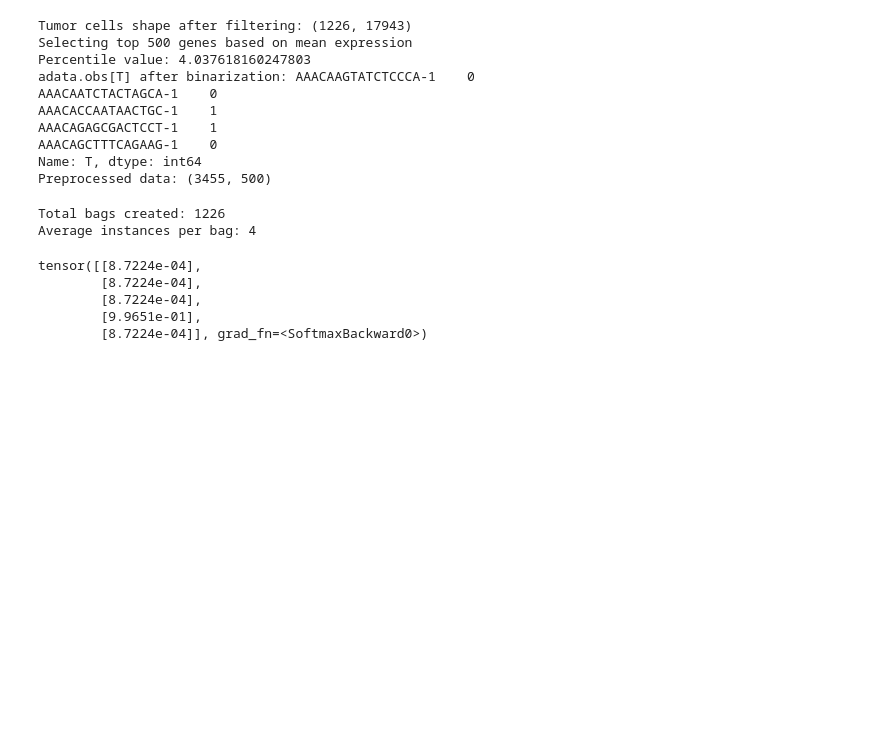
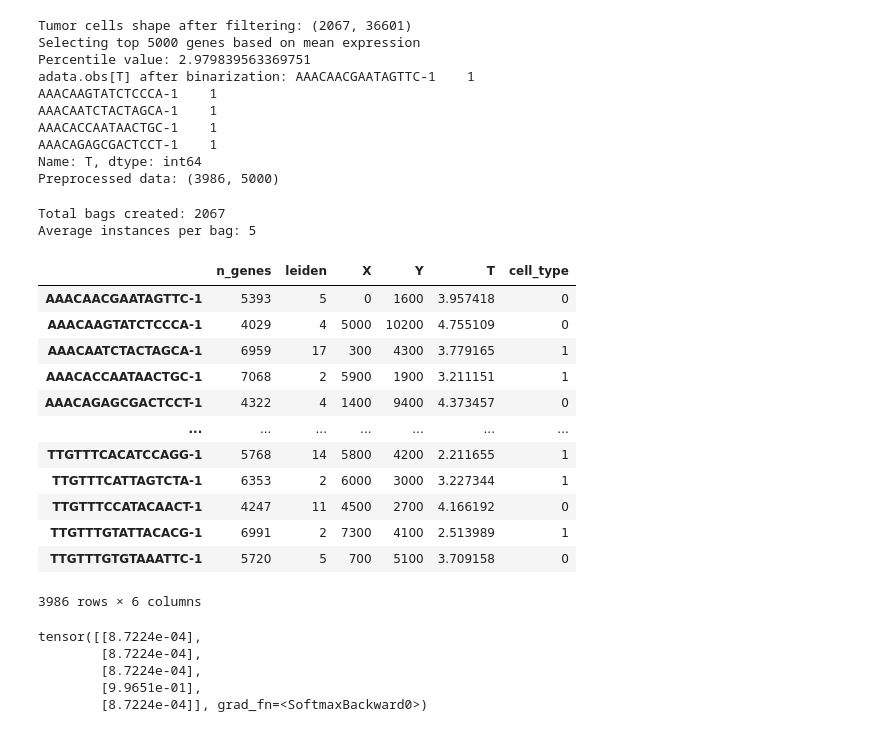
Before and after one commit to yaober/SPACER, a Jupyter notebook: model_hla.ipynb, the cells around one changed output. Drawn from its saved outputs; the diff is of its cells as text; code cells hidden in the pictures; blank space fills up the shorter version.

```diff
--- a/model_hla.ipynb
+++ b/model_hla.ipynb
@@ -19,23 +194,39 @@ from model.dataset import BagsDataset, custom_collate_fn
 # %%
-adata = sc.read_h5ad('/project/DPDS/Wang_lab/shared/spatial_TCR/data/train_validate/Visium/HumanOvarianCancer/T_cell.h5ad')
-dataset = BagsDataset(adata, immune_cell='tcell', radius=150, n_genes=500, resolution='low')
+adata = sc.read_h5ad('/project/DPDS/Wang_lab/shared/spatial_TCR/data/train_validate/Visium/HumanBreastCancerA2/T_cell.h5ad')
+dataset = BagsDataset(adata, immune_cell='tcell', radius=150, n_genes=5000, resolution='low')
 train_size = int(0.7 * len(dataset))
 val_size = len(dataset) - train_size
 train_dataset, val_dataset = random_split(dataset, [train_size, val_size])
 #dataset = load_datasets(data_dir='/project/DPDS/Wang_lab/s439765/spatial_tcr/HumanLungCancerFFPE', immune_cell='tcell',radius=200,)
 # %% [output]
-Tumor cells shape after filtering: (1226, 17943)
-Selecting top 500 genes based on mean expression
-Percentile value: 4.037618160247803
-adata.obs[T] after binarization: AAACAAGTATCTCCCA-1    0
-AAACAATCTACTAGCA-1    0
+Tumor cells shape after filtering: (2067, 36601)
+Selecting top 5000 genes based on mean expression
+Percentile value: 2.979839563369751
+adata.obs[T] after binarization: AAACAACGAATAGTTC-1    1
+AAACAAGTATCTCCCA-1    1
+AAACAATCTACTAGCA-1    1
 AAACACCAATAACTGC-1    1
 AAACAGAGCGACTCCT-1    1
-AAACAGCTTTCAGAAG-1    0
 Name: T, dtype: int64
-Preprocessed data: (3455, 500)
+Preprocessed data: (3986, 5000)
-Total bags created: 1226
-Average instances per bag: 4
+Total bags created: 2067
+Average instances per bag: 5
+# %%
+adata.obs
+# %% [output]
+|  | n_genes | leiden | X | Y | T | cell_type |
+| AAACAACGAATAGTTC-1 | 5393 | 5 | 0 | 1600 | 3.957418 | 0 |
+| AAACAAGTATCTCCCA-1 | 4029 | 4 | 5000 | 10200 | 4.755109 | 0 |
+| AAACAATCTACTAGCA-1 | 6959 | 17 | 300 | 4300 | 3.779165 | 1 |
+| AAACACCAATAACTGC-1 | 7068 | 2 | 5900 | 1900 | 3.211151 | 1 |
+| AAACAGAGCGACTCCT-1 | 4322 | 4 | 1400 | 9400 | 4.373457 | 0 |
+| ... | ... | ... | ... | ... | ... | ... |
+| TTGTTTCACATCCAGG-1 | 5768 | 14 | 5800 | 4200 | 2.211655 | 1 |
+| TTGTTTCATTAGTCTA-1 | 6353 | 2 | 6000 | 3000 | 3.227344 | 1 |
+| TTGTTTCCATACAACT-1 | 4247 | 11 | 4500 | 2700 | 4.166192 | 0 |
+| TTGTTTGTATTACACG-1 | 6991 | 2 | 7300 | 4100 | 2.513989 | 1 |
+| TTGTTTGTGTAAATTC-1 | 5720 | 5 | 700 | 5100 | 3.709158 | 0 |
+3986 rows × 6 columns
 # %%
 dataloader = torch.utils.data.DataLoader(train_dataset, batch_size=1, shuffle=True, collate_fn=custom_collate_fn)
 val_dataloader = torch.utils.data.DataLoader(val_dataset, batch_size=1, shuffle=True, collate_fn=custom_collate_fn)
```
Also changed, not shown: parts of 7 cells of this notebook, 3 other files.
